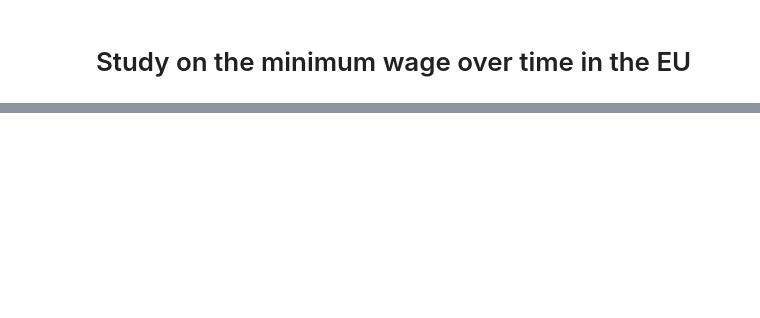
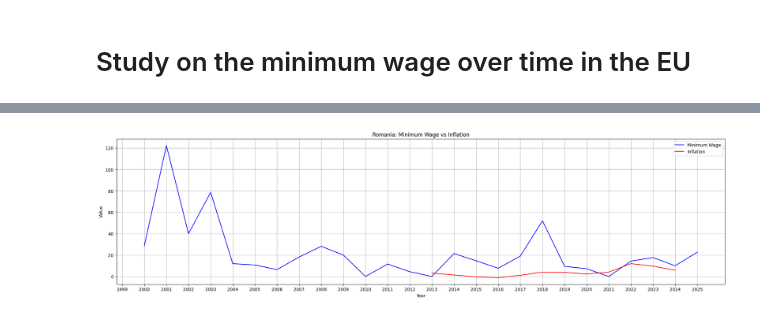
Before and after one commit to TudorMurariu/minimum-wage-study, a Jupyter notebook: study.ipynb, the cells around one changed output, grey strips where cells are left out. Drawn from its saved outputs; the diff is of its cells as text; code cells hidden in the pictures; blank space fills up the shorter version.

```diff
--- a/study.ipynb
+++ b/study.ipynb
@@ -12,0 +61,3 @@ data.sample(3)
+# %%
+inflation_romania = inflation[inflation.geo == 'RO'][['TIME_PERIOD', 'OBS_VALUE']]
+inflation_romania.head(5)
@@ -12,0 +71,25 @@ data.sample(3)
+# %%
+# let's plot both side by side
+
+# Make sure both datasets have a 'year' column (integer, not string)
+df = romania_minimum_wage_salaries.merge(
+    inflation_romania,
+    on="TIME_PERIOD",
+    how="left",  # keeps all years from wages, NaN for missing inflation
+    suffixes=("_wage", "_inflation")
+)
+
+import matplotlib.pyplot as plt
+
+plt.figure(figsize=(25, 6))
+plt.plot(df["TIME_PERIOD"], df["pct_change"], label="Minimum Wage", color="blue")
+plt.plot(df["TIME_PERIOD"], df["OBS_VALUE_inflation"], label="Inflation", color="red")
+plt.xlabel("Year")
+plt.ylabel("Value")
+plt.title("Romania: Minimum Wage vs Inflation")
+plt.legend()
+plt.grid()
+plt.xticks(romania_minimum_wage_salaries.TIME_PERIOD)
+plt.show()
+# %% [output]
+[figure, added]
```
Also changed, not shown: parts of 7 cells of this notebook, 1 other file.
